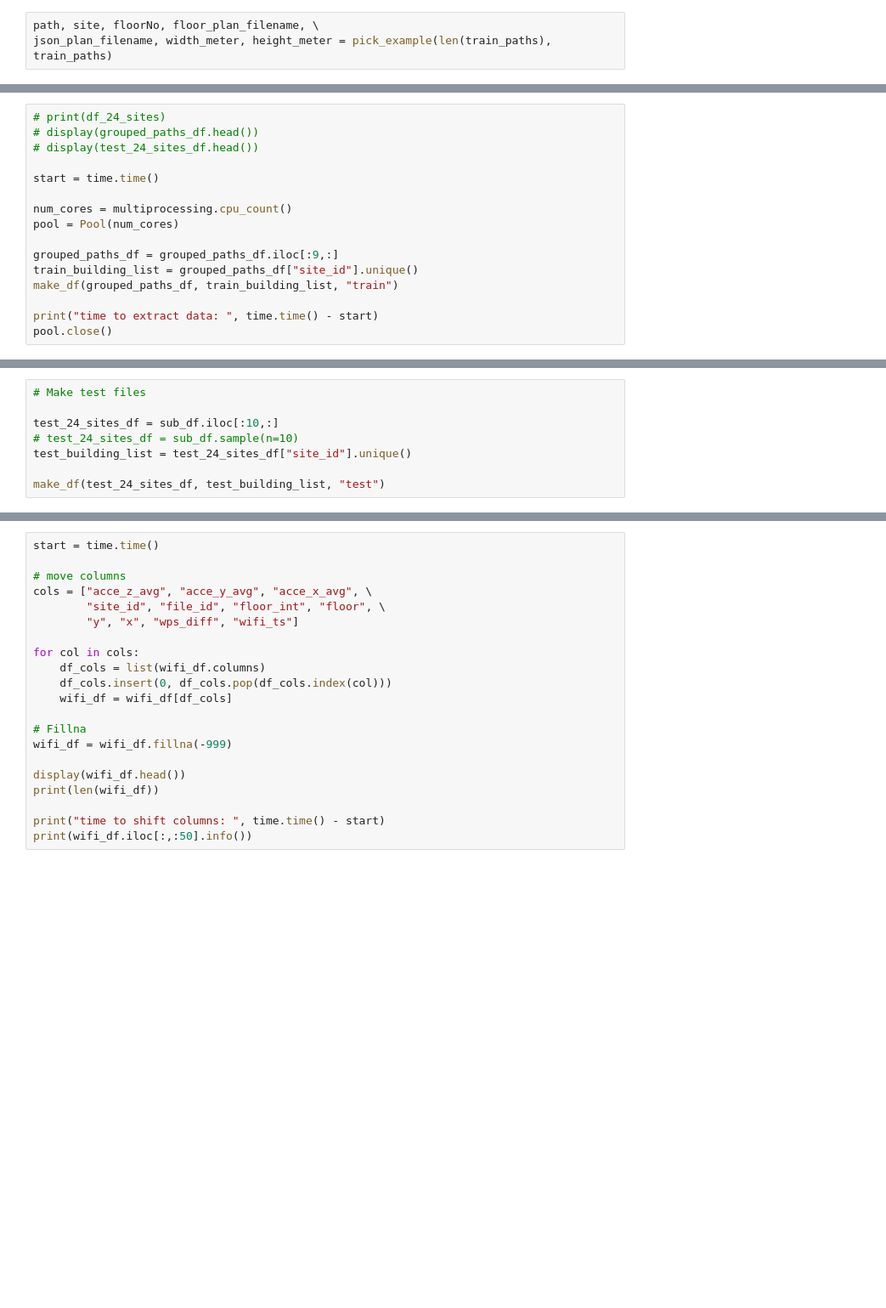
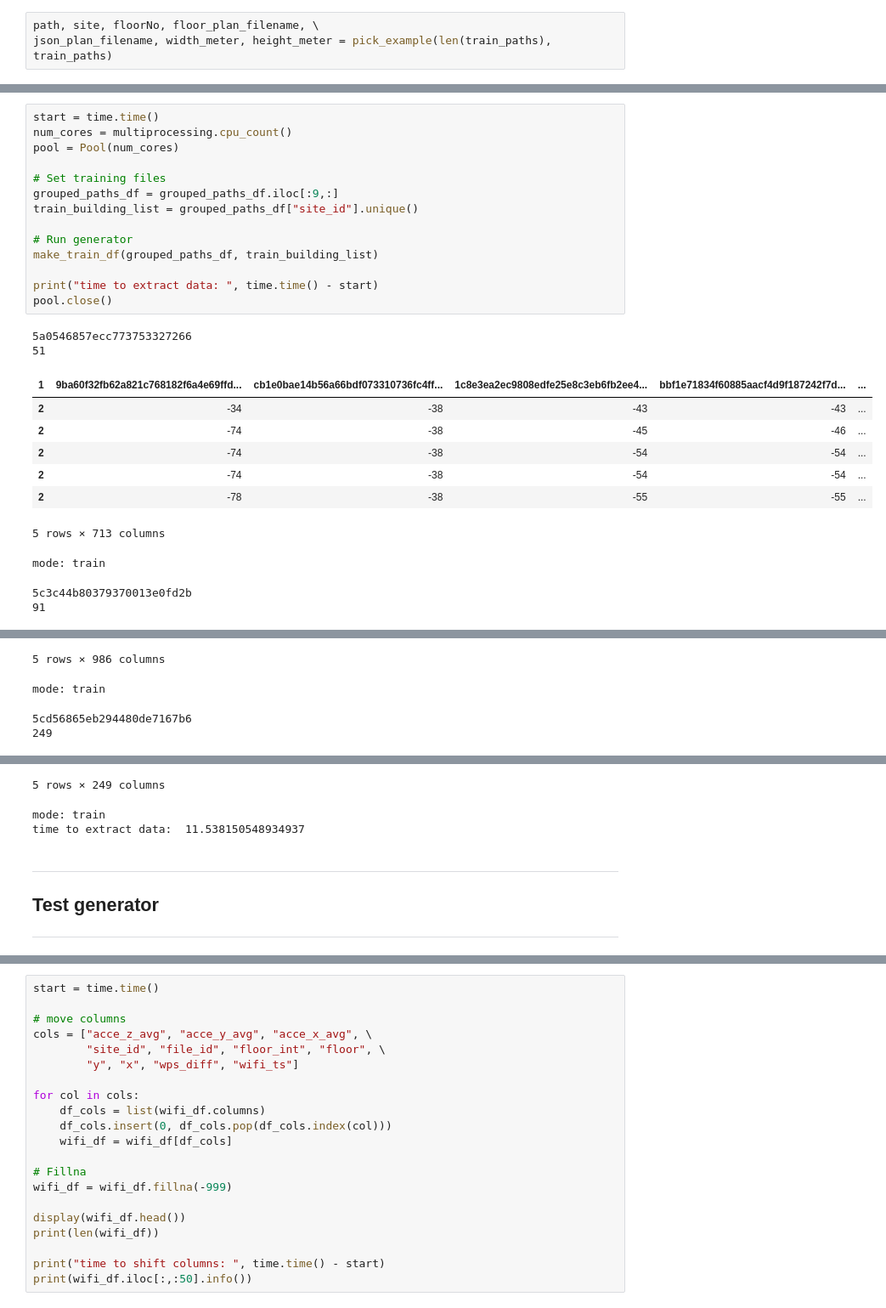
Before and after one commit to robot269006/indoor, a Jupyter notebook: indoor-train-5-imu.ipynb, the cells around one changed output, grey strips where cells are left out. Shown at 85% size. Cells and saved outputs as stored; diff of their text form; blank space fills up the shorter version.

```diff
--- a/indoor-train-5-imu.ipynb
+++ b/indoor-train-5-imu.ipynb
@@ -442,16 +418,27 @@ def make_df(paths_df, building_list, mode):
 # %%
-# print(df_24_sites)
-# display(grouped_paths_df.head())
-# display(test_24_sites_df.head())
-
 start = time.time()
-
 num_cores = multiprocessing.cpu_count()
 pool = Pool(num_cores)
 
+# Set training files
 grouped_paths_df = grouped_paths_df.iloc[:9,:]
 train_building_list = grouped_paths_df["site_id"].unique()
-make_df(grouped_paths_df, train_building_list, "train")
+
+# Run generator
+make_train_df(grouped_paths_df, train_building_list)
 
 print("time to extract data: ", time.time() - start)
 pool.close()
+# %% [output]
+5a0546857ecc773753327266
+51
+| 1 | 9ba60f32fb62a821c768182f6a4e69ffd... | cb1e0bae14b56a66bdf073310736fc4ff... | 1c8e3ea2ec9808edfe25e8c3eb6fb2ee4... | bbf1e71834f60885aacf4d9f187242f7d... | ... |
+| 2 | -34 | -38 | -43 | -43 | ... |
+| 2 | -74 | -38 | -45 | -46 | ... |
+| 2 | -74 | -38 | -54 | -54 | ... |
+| 2 | -74 | -38 | -54 | -54 | ... |
+| 2 | -78 | -38 | -55 | -55 | ... |
+5 rows × 713 columns
+mode: train
+5c3c44b80379370013e0fd2b
+91
@@ -457,0 +451,4 @@ pool.close()
+5 rows × 986 columns
+mode: train
+5cd56865eb294480de7167b6
+249
@@ -458,8 +461,7 @@ pool.close()
+5 rows × 249 columns
+mode: train
+time to extract data:  11.538150548934937
-# %%
-# Make test files
-
-test_24_sites_df = sub_df.iloc[:10,:]
-# test_24_sites_df = sub_df.sample(n=10)
-test_building_list = test_24_sites_df["site_id"].unique()
-
-make_df(test_24_sites_df, test_building_list, "test")
+# %% [markdown]
+---
+## Test generator
+---
```
Also changed, not shown: parts of 20 cells of this notebook.
